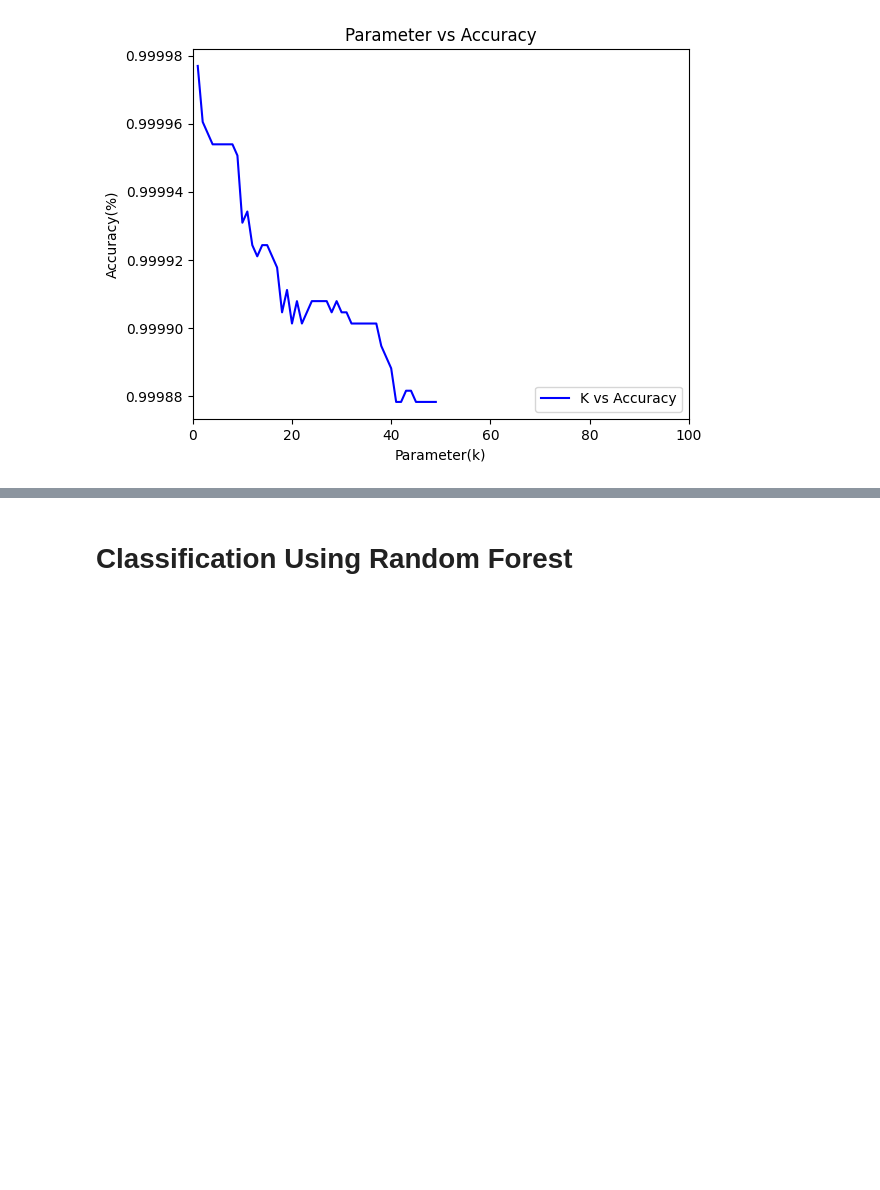
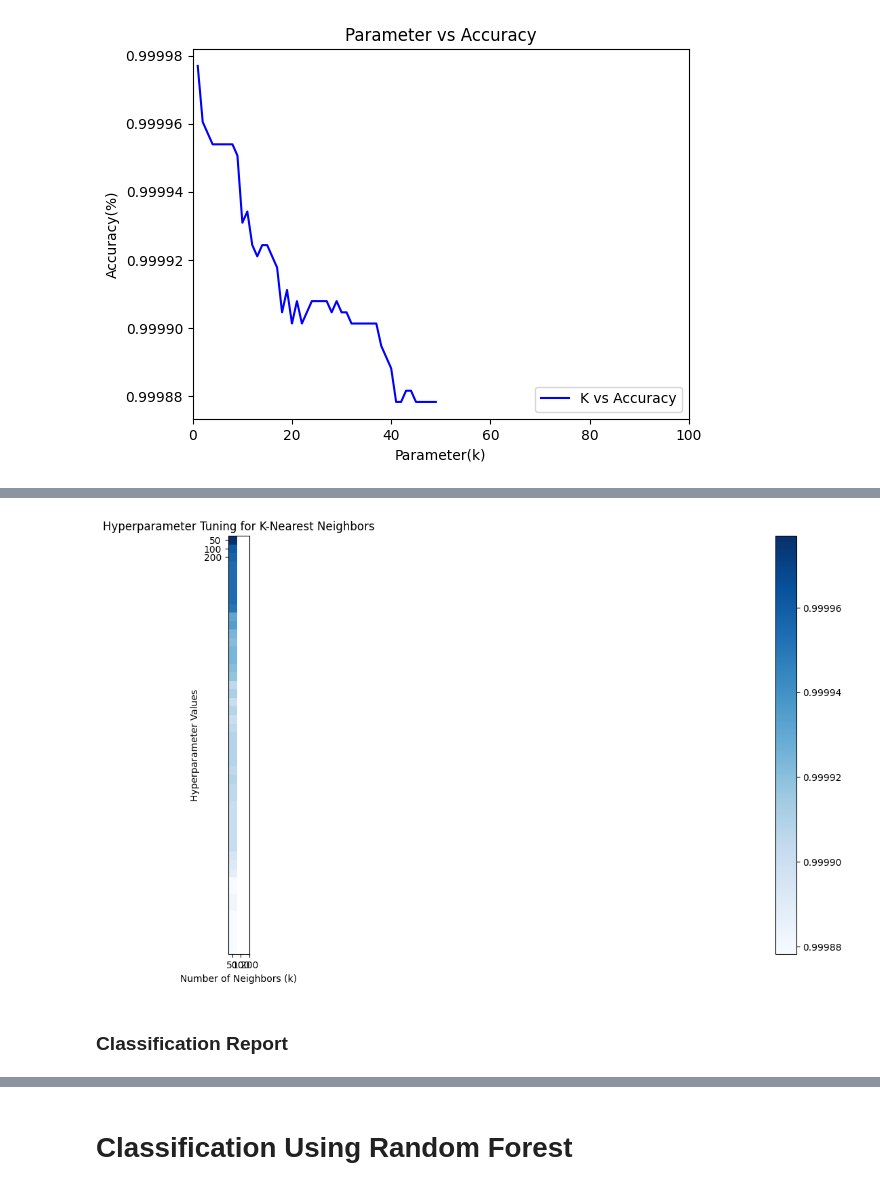
Before and after one commit to sulaimangm/SEP769_CPS_DeepLearning, a Jupyter notebook: SEP769_Classification.ipynb, the cells around one changed output, grey strips where cells are left out. Cells and saved outputs as stored; diff of their text form; code cells hidden in the pictures; blank space fills up the shorter version.

```diff
--- a/SEP769_Classification.ipynb
+++ b/SEP769_Classification.ipynb
@@ -183 +212,21 @@ Confusion Matrix:
+# %%
+# Extract results from the GridSearchCV object
+results = grid_kn.cv_results_
+param_names = list(params.keys())
+param_values = [params[name] for name in param_names]
+scores = np.array(results['mean_test_score']).reshape(49, -1)
+
+plt.figure(figsize=(200, 8))
+plt.imshow(scores, interpolation='nearest', cmap=plt.cm.Blues)
+plt.title('Hyperparameter Tuning for K-Nearest Neighbors')
+plt.xlabel('Number of Neighbors (k)')
+plt.ylabel('Hyperparameter Values')
+plt.colorbar()
+plt.xticks(np.arange(len(param_values[0])), param_values[0])
+plt.yticks(np.arange(len(param_values[0])), param_values[0], rotation=0)
+plt.show()
+# %% [output]
+[figure, added]
+# %% [markdown]
+### Classification Report
 # %%
```
Also changed, not shown: parts of 18 cells of this notebook.
